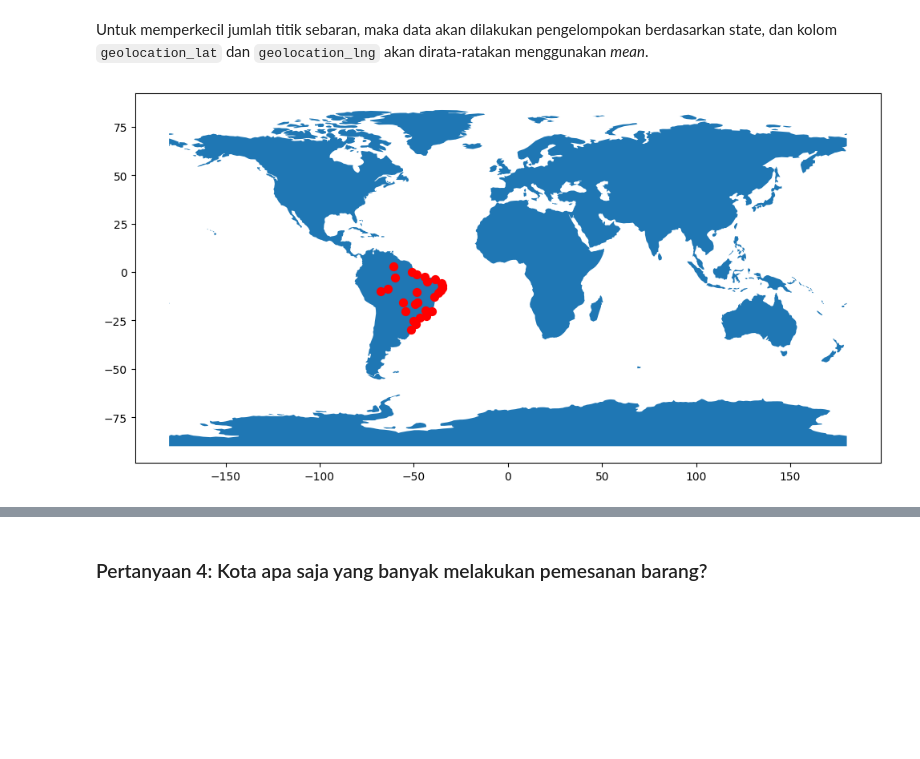
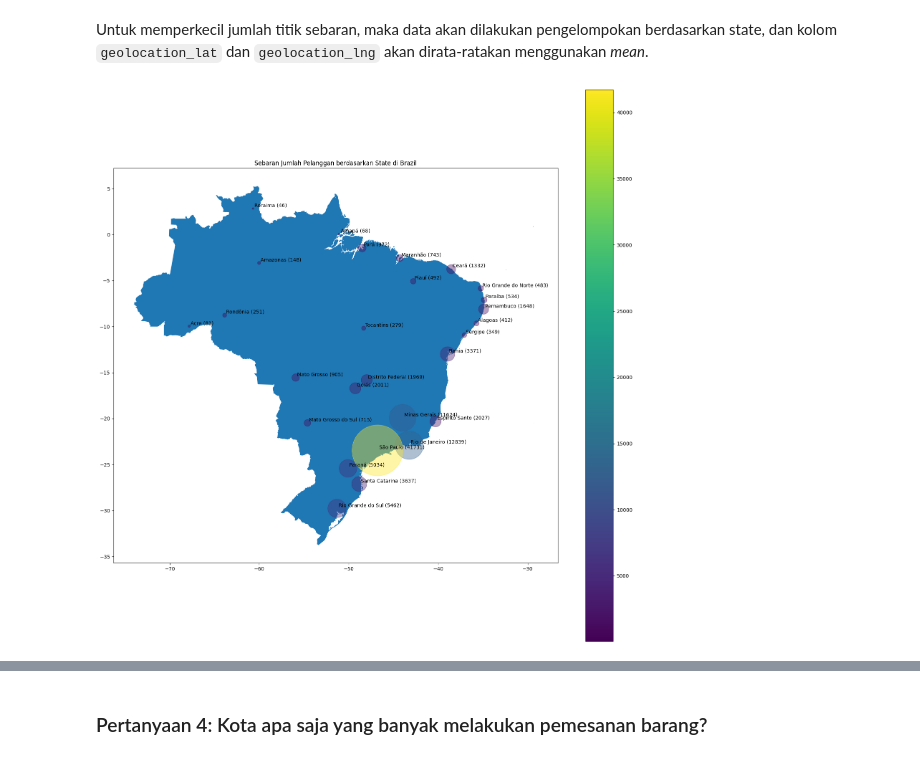
Before and after one commit to OscOkt021/dicoding-submission-data-analyst, a Jupyter notebook: submission/Proyek_Analisis_Data.ipynb, the cells around one changed output, grey strips where cells are left out. Saved outputs shown, nothing was run; the diff lists cells and outputs as text; code cells hidden in the pictures; blank space fills up the shorter version.

```diff
--- a/submission/Proyek_Analisis_Data.ipynb
+++ b/submission/Proyek_Analisis_Data.ipynb
@@ -1142,25 +1202,2 @@ plt.show()
 # %% [markdown]
 Untuk memperkecil jumlah titik sebaran, maka data akan dilakukan pengelompokan berdasarkan state, dan kolom `geolocation_lat` dan `geolocation_lng` akan dirata-ratakan menggunakan *mean*.
-# %%
-
-geolocation_city = order_customer_geo_df.loc[:, ['customer_id','customer_state', 'geolocation_lng', 'geolocation_lat']].groupby(by='customer_state').agg({
-    'geolocation_lng':'median',
-    'geolocation_lat': 'median',
-}).reset_index()
-
-geometry = [Point(xy) for xy in zip(geolocation_city['geolocation_lng'], geolocation_city['geolocation_lat'])]
-
-gdf = GeoDataFrame(geolocation_city, geometry=geometry)
-
-gdf.set_crs(epsg=4326, inplace=True)
-
-world =  gpd.read_file(geodatasets.data.naturalearth.land['url'])
-
-# Plot peta dunia
-ax = world.plot(figsize=(12, 12))
-
-# Plot titik-titik pada peta
-gdf.plot(ax=ax, color='red', markersize=50)
-plt.show()
-# %% [output]
-[figure, removed]
@@ -1166,0 +1210,32 @@ plt.show()
+# %%
+geometry = [Point(xy) for xy in zip(state_mark_customer_count_df['geolocation_lng'], state_mark_customer_count_df['geolocation_lat'])]
+
+gdf = GeoDataFrame(state_mark_customer_count_df, geometry=geometry)
+
+gdf.set_crs(epsg=4326, inplace=True)
+
+world =  gpd.read_file(
+    'data/country_map/ne_10m_admin_0_countries.shp'
+)
+
+brazil = world[world.SOVEREIGNT == 'Brazil']
+
+ax = brazil.plot(figsize=(20, 20))
+
+gdf.plot(
+    ax=ax,
+    column='customer_id',
+    cmap='viridis',
+    markersize=gdf['customer_id']/4,
+    alpha=0.4,
+    legend=True,
+)
+
+for x, y, label, label_val in zip(gdf['geolocation_lng'], gdf['geolocation_lat'], gdf['state_name'], gdf['customer_id']):
+    plt.annotate(f'{label} ({label_val})', xy=(x, y), xytext=(3, 3), textcoords="offset points")
+
+
+plt.title('Sebaran Jumlah Pelanggan berdasarkan State di Brazil')
+plt.show()
+# %% [output]
+[figure, added]
```
Also changed, not shown: parts of 26 cells of this notebook, 12 other files.
